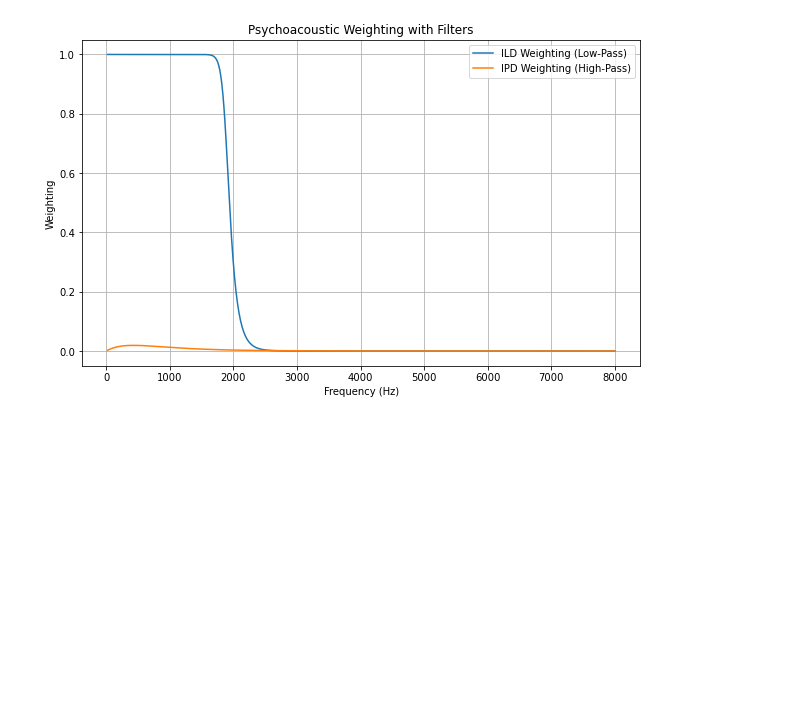
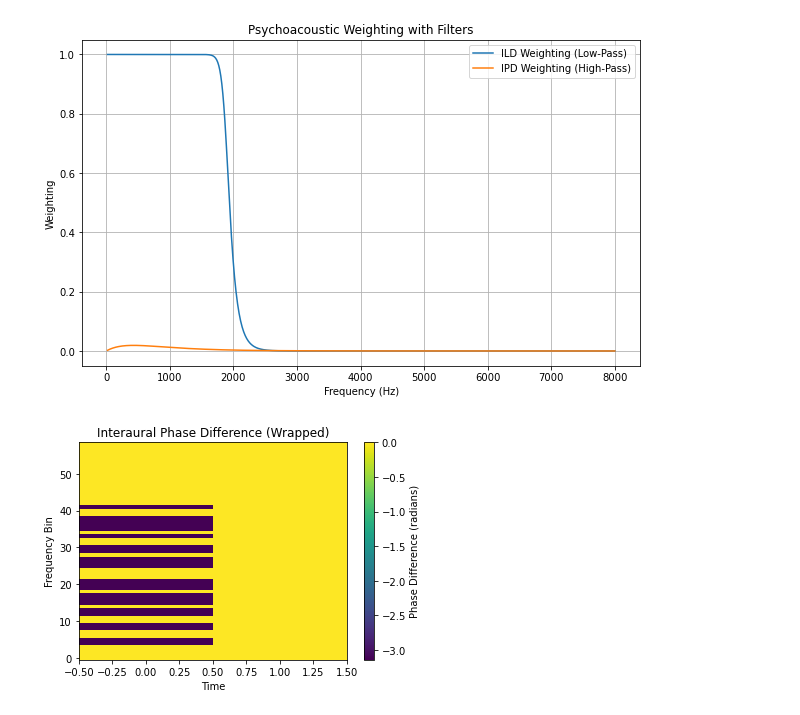
Before and after one commit to VikasTokala/DCNN, a Jupyter notebook: cue_weighting.ipynb, the cells around one changed output. Drawn from its saved outputs; the diff is of its cells as text; code cells hidden in the pictures; blank space fills up the shorter version.

```diff
--- a/cue_weighting.ipynb
+++ b/cue_weighting.ipynb
@@ -295,3 +295,39 @@ if __name__ == "__main__":
     plt.show()
 # %% [output]
 [figure]
+# %%
+import torch
+import torchaudio
+import numpy as np
+
+# Load binaural audio signals (left and right channels)
+audio, sample_rate = torchaudio.load("/Users/vtokala/Documents/Research/di_nn/Dataset/clean_testset_1f/p278_044_1.wav")
+
+left_audio = audio[0,:]
+right_audio =audio[1,:]
+# Apply Short-Time Fourier Transform (STFT)
+n_fft = 2048
+hop_length = 512
+left_spec = torch.stft(left_audio, n_fft=n_fft, hop_length=hop_length, center=False)
+right_spec = torch.stft(right_audio, n_fft=n_fft, hop_length=hop_length, center=False)
+
+# Calculate the phase difference
+phase_diff = torch.angle(left_spec) - torch.angle(right_spec)
+
+# Account for phase wrapping
+def wrap_to_pi(phase_diff):
+    return torch.remainder(phase_diff + torch.pi, 2 * torch.pi) - torch.pi
+
+IPD_wrapped = wrap_to_pi(phase_diff)
+
+# IPD visualization (example)
+import matplotlib.pyplot as plt
+
+plt.imshow(IPD_wrapped[0].numpy(), aspect='auto', origin='lower', cmap='viridis')
+plt.xlabel('Time')
+plt.ylabel('Frequency Bin')
+plt.title('Interaural Phase Difference (Wrapped)')
+plt.colorbar(label='Phase Difference (radians)')
+plt.show()
+# %% [output]
+[figure, added]
```
Also changed, not shown: parts of 1 cell of this notebook, 4 other files.
